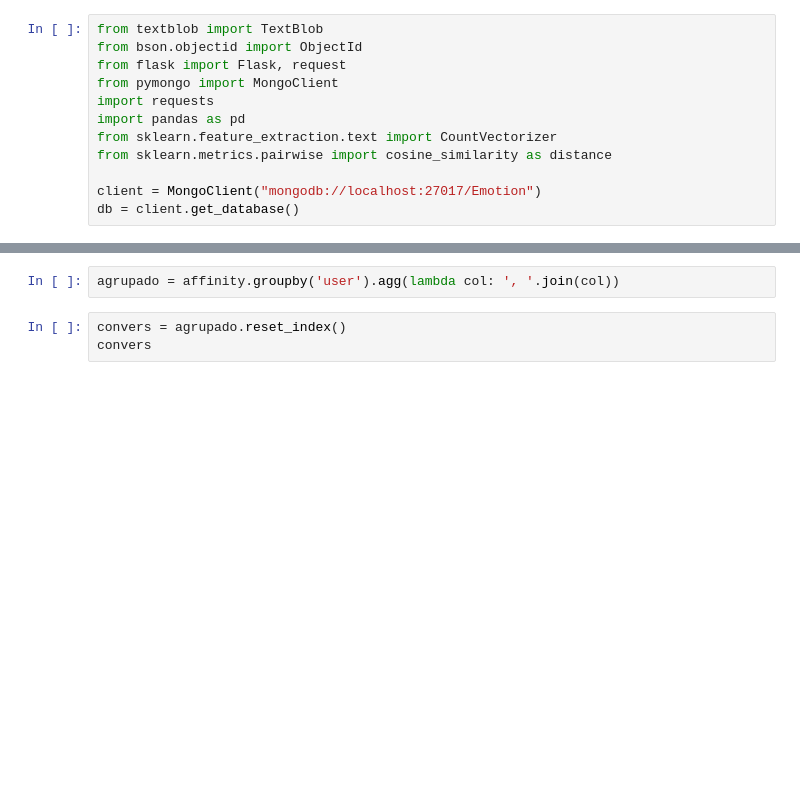
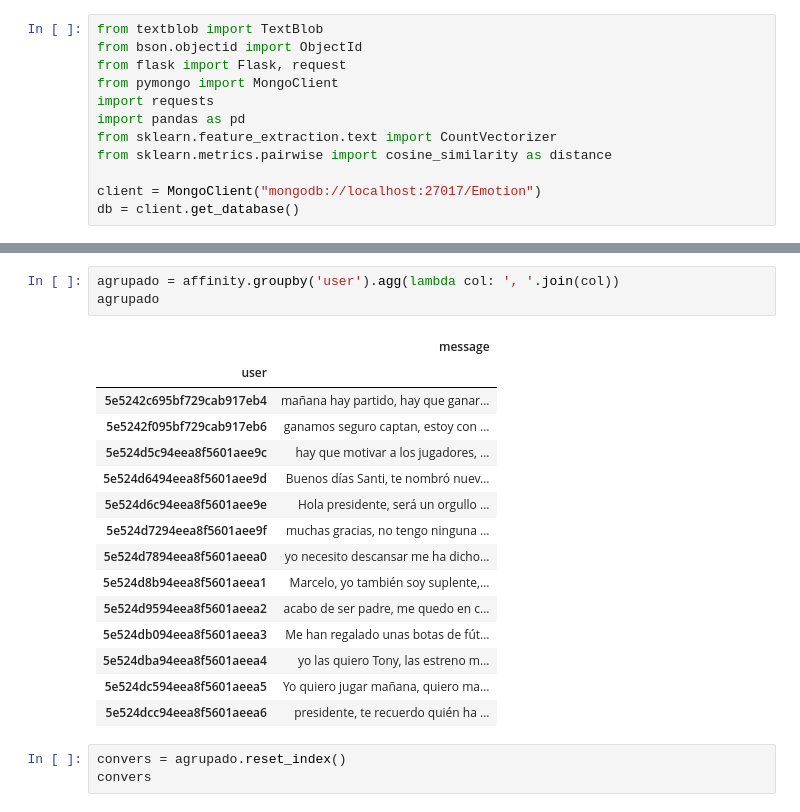
Before and after one commit to Bersuan/Proyecto-API, a Jupyter notebook: Recomendar-usuario.ipynb, the cells around one changed output, grey strips where cells are left out. Drawn from its saved outputs; the diff is of its cells as text; blank space fills up the shorter version.

```diff
--- a/Recomendar-usuario.ipynb
+++ b/Recomendar-usuario.ipynb
@@ -35,5 +34,22 @@ data1
 # %%
 agrupado = affinity.groupby('user').agg(lambda col: ', '.join(col))
+agrupado
+# %% [output]
+|  | message |
+| user |  |
+| 5e5242c695bf729cab917eb4 | mañana hay partido, hay que ganar... |
+| 5e5242f095bf729cab917eb6 | ganamos seguro captan, estoy con ... |
+| 5e524d5c94eea8f5601aee9c | hay que motivar a los jugadores, ... |
+| 5e524d6494eea8f5601aee9d | Buenos días Santi, te nombró nuev... |
+| 5e524d6c94eea8f5601aee9e | Hola presidente, será un orgullo ... |
+| 5e524d7294eea8f5601aee9f | muchas gracias, no tengo ninguna ... |
+| 5e524d7894eea8f5601aeea0 | yo necesito descansar me ha dicho... |
+| 5e524d8b94eea8f5601aeea1 | Marcelo, yo también soy suplente,... |
+| 5e524d9594eea8f5601aeea2 | acabo de ser padre, me quedo en c... |
+| 5e524db094eea8f5601aeea3 | Me han regalado unas botas de fút... |
+| 5e524dba94eea8f5601aeea4 | yo las quiero Tony, las estreno m... |
+| 5e524dc594eea8f5601aeea5 | Yo quiero jugar mañana, quiero ma... |
+| 5e524dcc94eea8f5601aeea6 | presidente, te recuerdo quién ha ... |
 # %%
 convers = agrupado.reset_index()
 convers
```
Also changed, not shown: parts of 12 cells of this notebook.
